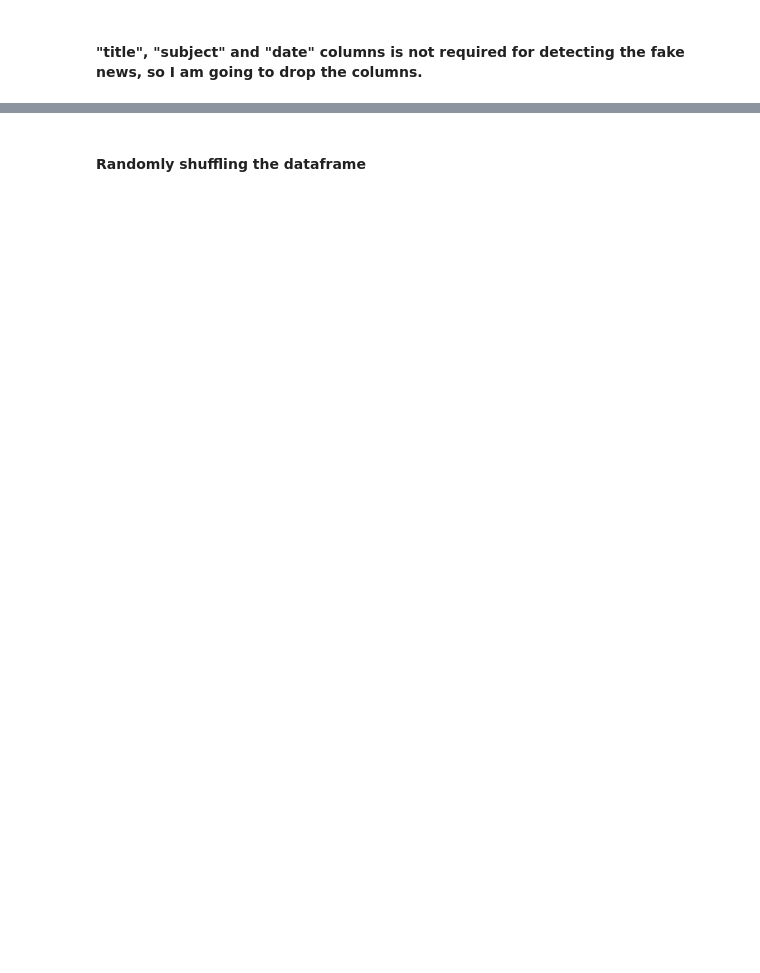
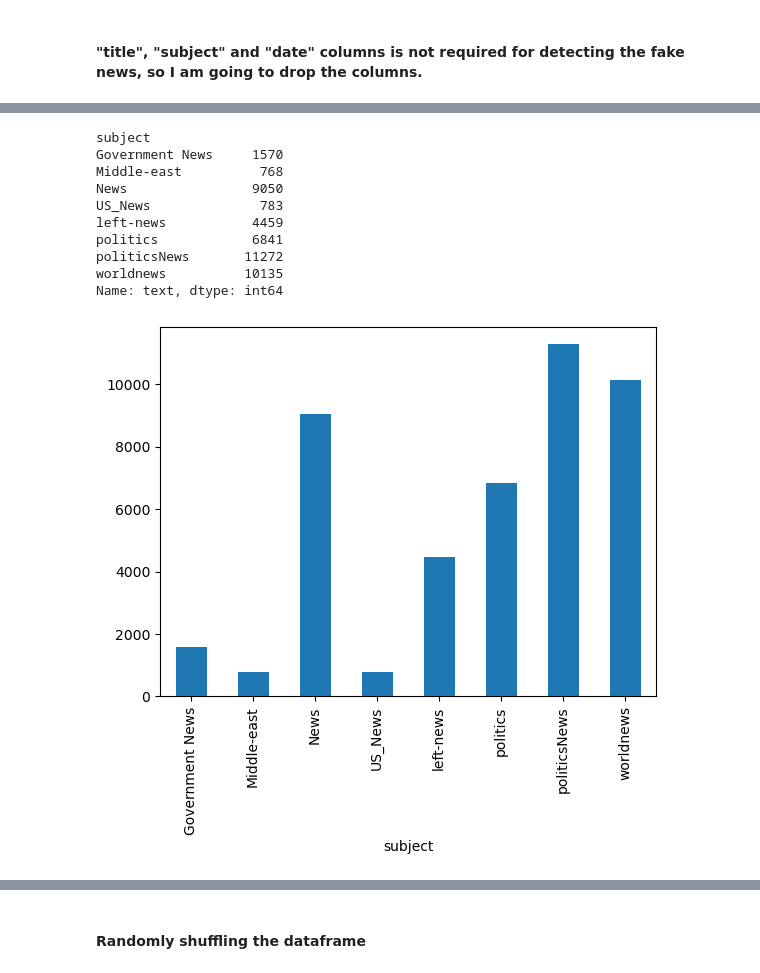
Before and after one commit to mondalbidisha/Fake-New-Analyser-Predictor, a Jupyter notebook: fakeNewsDetection.ipynb, the cells around one changed output, grey strips where cells are left out. Saved outputs shown, nothing was run; the diff lists cells and outputs as text; code cells hidden in the pictures; blank space fills up the shorter version.

```diff
--- a/fakeNewsDetection.ipynb
+++ b/fakeNewsDetection.ipynb
@@ -113 +116,19 @@ Index(['title', 'text', 'subject', 'date', 'class'], dtype='object')
+# %%
+# Visualise distribution of data sources
+
+print(data_merge.groupby(['subject'])['text'].count())
+data_merge.groupby(['subject'])['text'].count().plot(kind="bar")
+plt.show()
+# %% [output]
+subject
+Government News     1570
+Middle-east          768
+News                9050
+US_News              783
+left-news           4459
+politics            6841
+politicsNews       11272
+worldnews          10135
+Name: text, dtype: int64
+[figure, added]
 # %%
```
Also changed, not shown: parts of 47 cells of this notebook.
